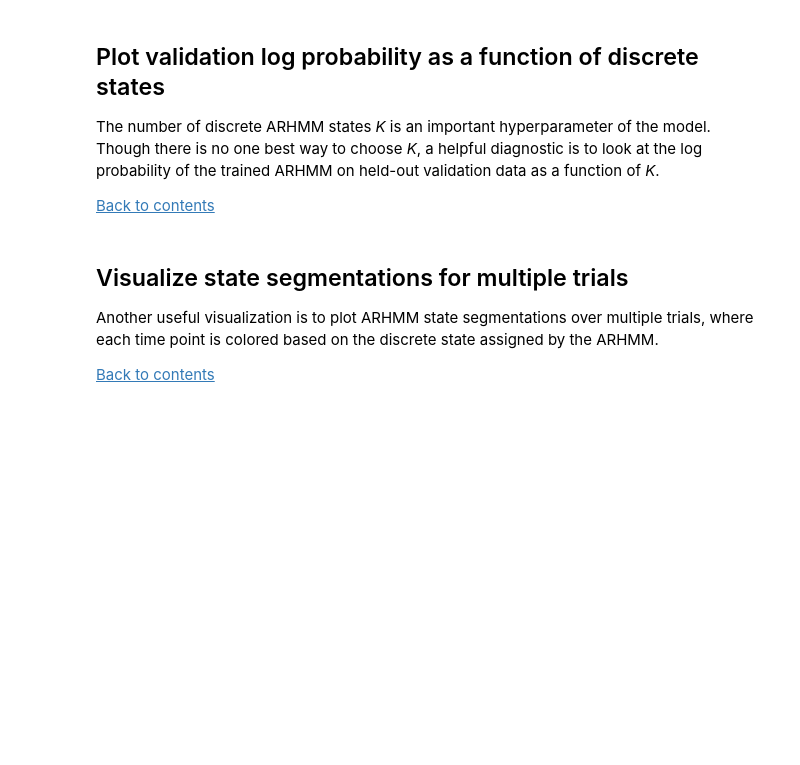
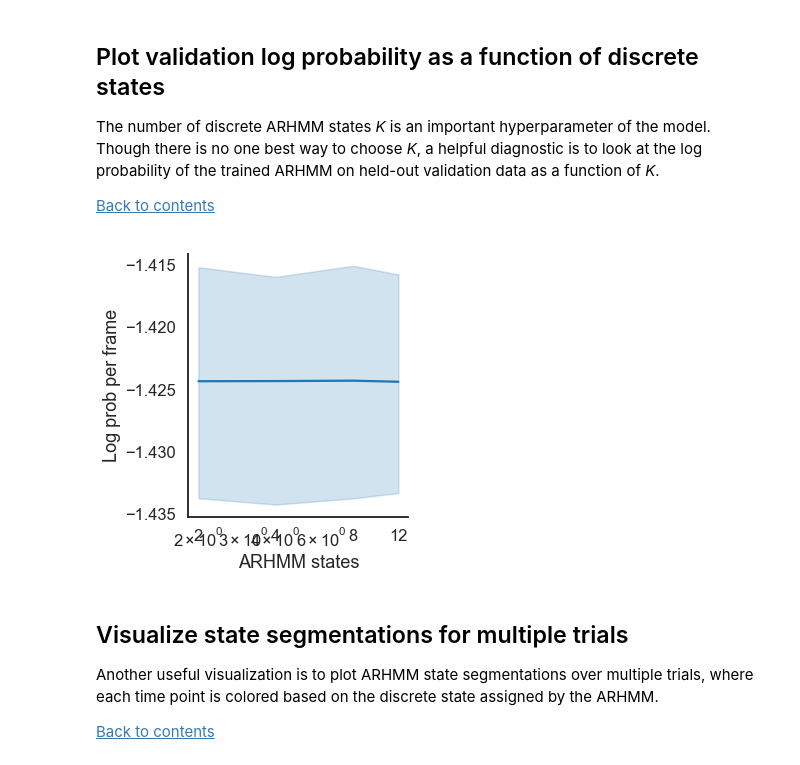
Before and after one commit to themattinthehatt/behavenet, a Jupyter notebook: example/02_arhmm.ipynb, the cells around one changed output. Drawn from its saved outputs; the diff is of its cells as text; code cells hidden in the pictures; blank space fills up the shorter version.

```diff
--- a/example/02_arhmm.ipynb
+++ b/example/02_arhmm.ipynb
@@ -59,7 +58,7 @@ hparams = {
     'data_dir': get_user_dir('data'),
     'save_dir': get_user_dir('save'),
     'experiment_name': 'state_number_search',
-    'model_class': 'arhmm',
+    'model_class': 'arhmm-labels',
     'model_type': None,
     'noise_type': 'gaussian',
     'n_arhmm_lags': 1,
@@ -67,7 +66,8 @@ hparams = {
     'ae_experiment_name': 'ae-example',
     'n_ae_latents': 9,
 }
-get_lab_example(hparams, 'musall', 'vistrained')
+# get_lab_example(hparams, 'musall', 'vistrained')
+get_lab_example(hparams, 'cortexlab', 'dlc-test')
 
 metrics_df = []
 for n_states in n_arhmm_states:
@@ -102,21 +102,23 @@ metrics_df = pd.concat(metrics_df)
 # %%
 # plot data
 sns.set_style('white')
 sns.set_context('talk')
 
 splt = sns.relplot(x='n_states', y='loss', hue=None, kind='line', data=metrics_df)
 splt.ax.set_xlabel('ARHMM states')
 splt.ax.set_xscale('log')
 splt.ax.set_xticks(n_arhmm_states)
 splt.ax.set_xticklabels(n_arhmm_states)
 splt.ax.set_ylabel('Log prob per frame')
 
 if save_outputs:
-    filename = os.path.join(get_user_dir('fig'), 'arhmm', 'll_vs_states')
+    filename = os.path.join(get_user_dir('fig'), hparams['model_class'], 'll_vs_states')
     make_dir_if_not_exists(filename)
     plt.savefig(filename + '.' + format, dpi=300, format=format)
 
 plt.show()
+# %% [output]
+[figure, added]
 # %% [markdown]
 ## Visualize state segmentations for multiple trials
 Another useful visualization is to plot ARHMM state segmentations over multiple trials, where each time point is colored based on the discrete state assigned by the ARHMM.
```
Also changed, not shown: parts of 5 cells of this notebook, 2 other files.
